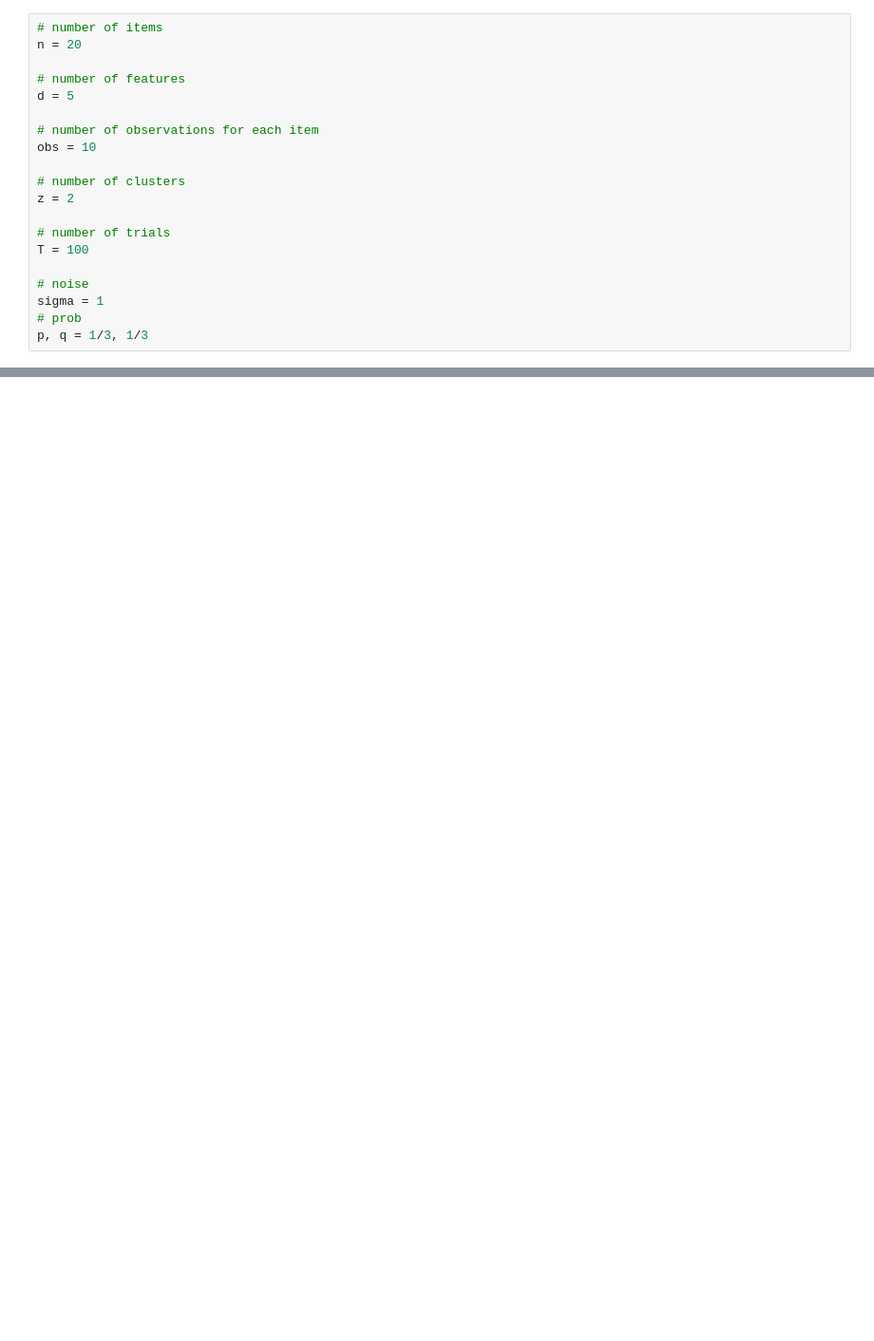
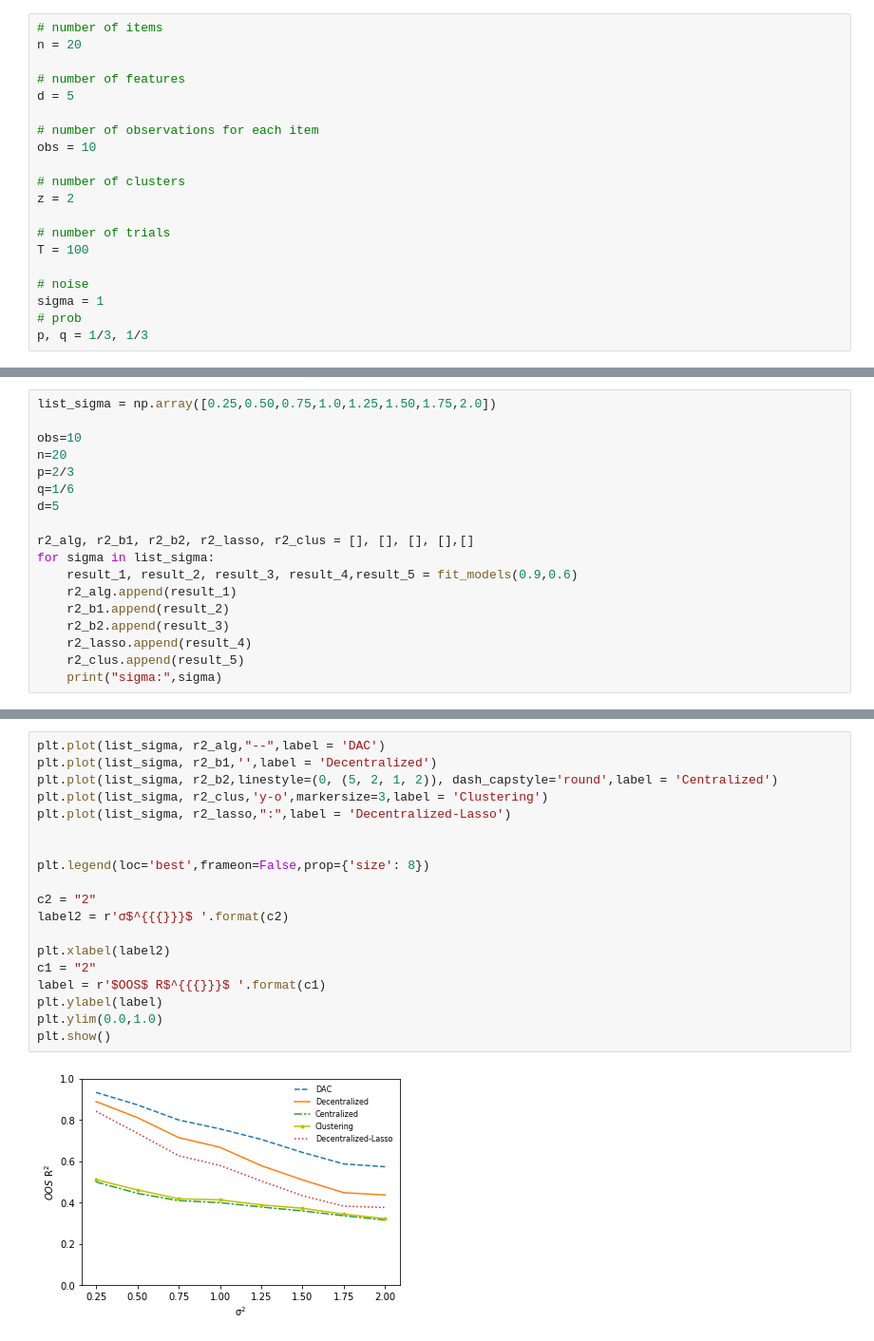
Before and after one commit to paulemilegras/DAC, a Jupyter notebook: Simulation/Regression_Simulation.ipynb, the cells around one changed output, grey strips where cells are left out. Shown at 95% size. Saved outputs shown, nothing was run; the diff lists cells and outputs as text; blank space fills up the shorter version.

```diff
--- a/Simulation/Regression_Simulation.ipynb
+++ b/Simulation/Regression_Simulation.ipynb
@@ -303,0 +399,18 @@ plt.show()
+# %%
+list_sigma = np.array([0.25,0.50,0.75,1.0,1.25,1.50,1.75,2.0])
+
+obs=10
+n=20
+p=2/3
+q=1/6
+d=5
+
+r2_alg, r2_b1, r2_b2, r2_lasso, r2_clus = [], [], [], [],[]
+for sigma in list_sigma:
+    result_1, result_2, result_3, result_4,result_5 = fit_models(0.9,0.6)
+    r2_alg.append(result_1)
+    r2_b1.append(result_2)
+    r2_b2.append(result_3)
+    r2_lasso.append(result_4)
+    r2_clus.append(result_5)
+    print("sigma:",sigma)
@@ -303,0 +426,21 @@ plt.show()
+# %%
+plt.plot(list_sigma, r2_alg,"--",label = 'DAC')
+plt.plot(list_sigma, r2_b1,'',label = 'Decentralized')
+plt.plot(list_sigma, r2_b2,linestyle=(0, (5, 2, 1, 2)), dash_capstyle='round',label = 'Centralized')
+plt.plot(list_sigma, r2_clus,'y-o',markersize=3,label = 'Clustering')
+plt.plot(list_sigma, r2_lasso,":",label = 'Decentralized-Lasso')
+
+
+plt.legend(loc='best',frameon=False,prop={'size': 8})
+
+c2 = "2"
+label2 = r'σ$^{{{}}}$ '.format(c2)
+
+plt.xlabel(label2)
+c1 = "2"
+label = r'$OOS$ R$^{{{}}}$ '.format(c1)
+plt.ylabel(label)
+plt.ylim(0.0,1.0)
+plt.show()
+# %% [output]
+[figure, added]
```
Also changed, not shown: parts of 28 cells of this notebook.
